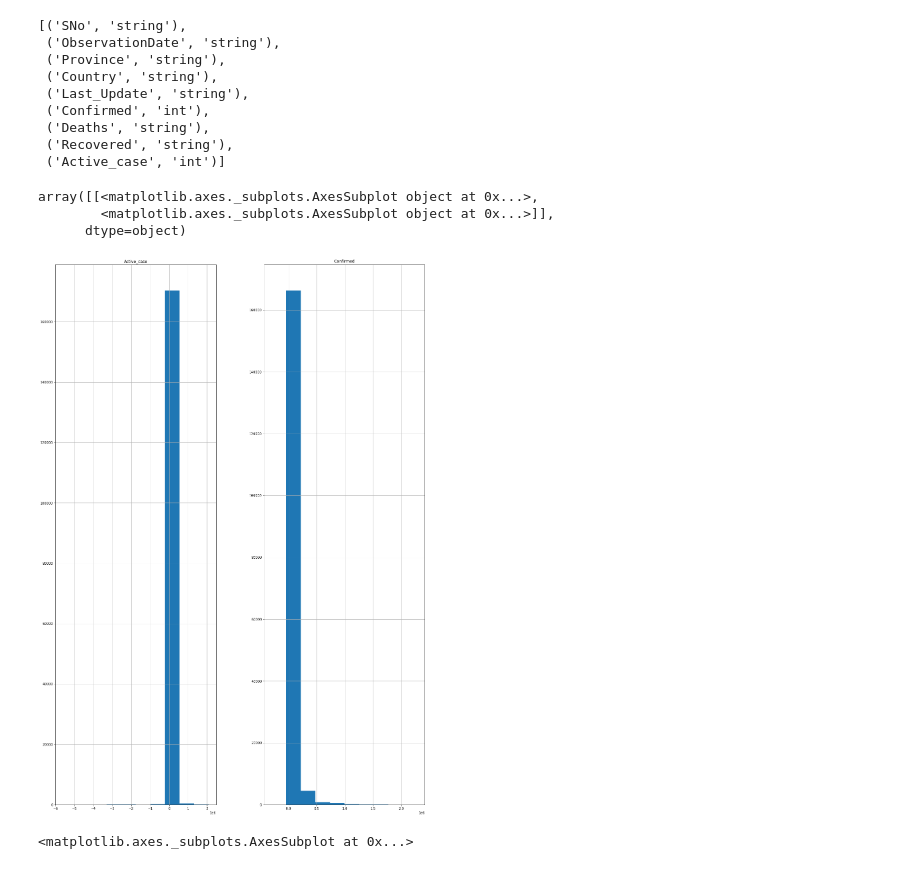
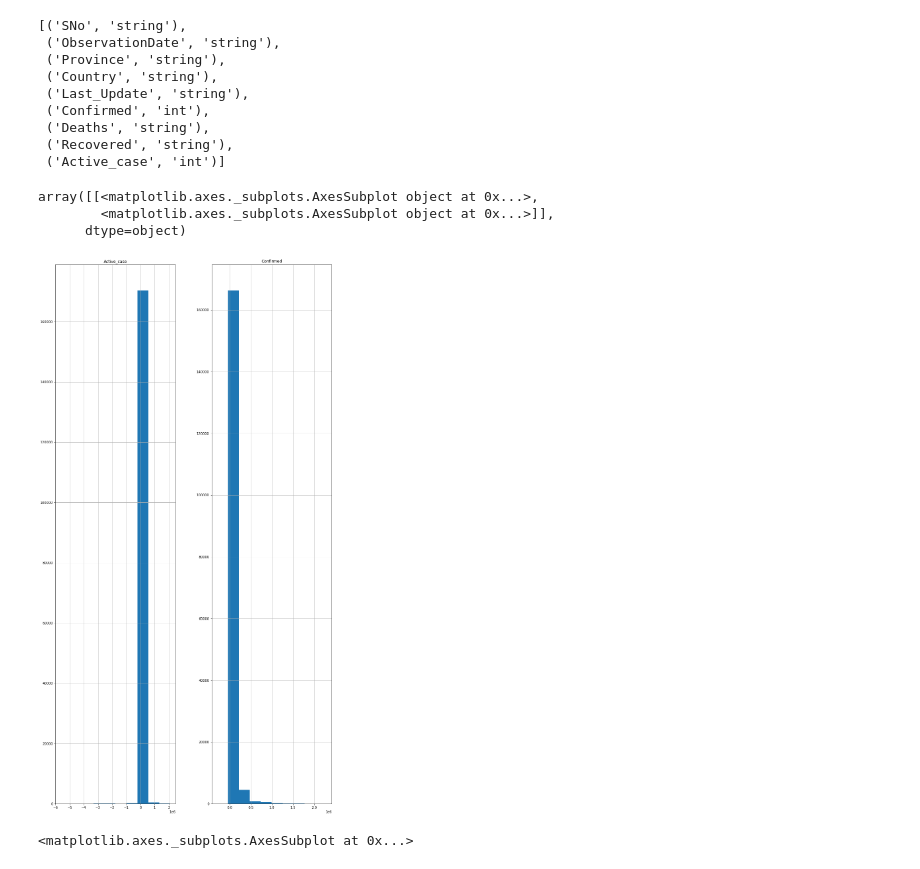
Before and after one commit to FirasDev/SUAS-Project-Spark-ML, a Jupyter notebook: Covid19_Spark_ML.ipynb, the cells around one changed output. Cells and saved outputs as stored; diff of their text form; code cells hidden in the pictures.

```diff
--- a/Covid19_Spark_ML.ipynb
+++ b/Covid19_Spark_ML.ipynb
@@ -97,12 +97,25 @@ df.dtypes
  ('Deaths', 'string'),
  ('Recovered', 'string'),
  ('Active_case', 'int')]
-# %%
-data = df.toPandas()
-data.hist(figsize=(20,30))
-# %% [output]
-array([[<matplotlib.axes._subplots.AxesSubplot object at 0x...>,
-        <matplotlib.axes._subplots.AxesSubplot object at 0x...>]],
-      dtype=object)
-[figure, removed]
+# %%
+import numpy as np # linear algebra
+import pandas as pd # data processing, CSV file I/O (e.g. pd.read_csv)
+import matplotlib.pyplot as plt
+%matplotlib inline
+import seaborn as sns
+from sklearn import linear_model
+from sklearn.model_selection import train_test_split
+import statsmodels.api as sm
+
+from matplotlib import rcParams#Size of plots
+import plotly as py
+import cufflinks
+from tqdm import tqdm_notebook as tqdm
+data = df.toPandas()
+data.hist(figsize=(15,30))
+# %% [output]
+array([[<matplotlib.axes._subplots.AxesSubplot object at 0x...>,
+        <matplotlib.axes._subplots.AxesSubplot object at 0x...>]],
+      dtype=object)
+[figure, added]
 # %%
```
Also changed, not shown: parts of 34 cells of this notebook, 2 other files.
